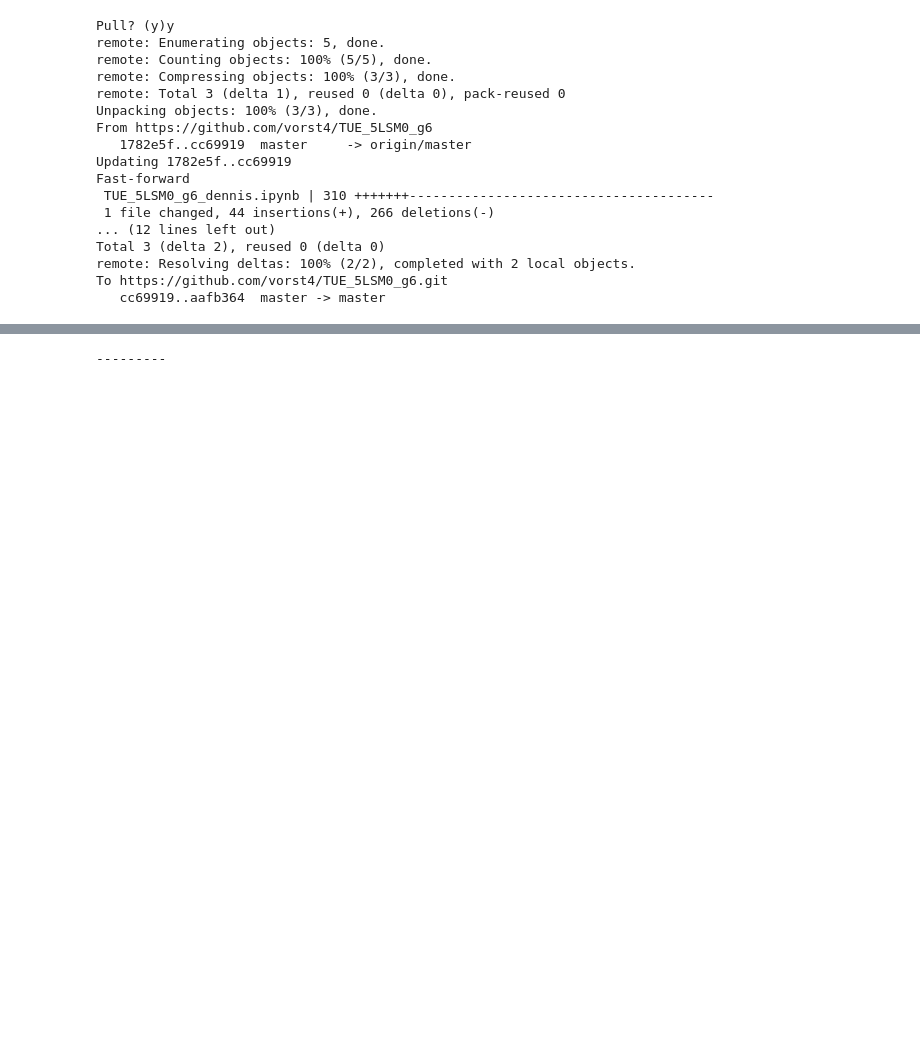
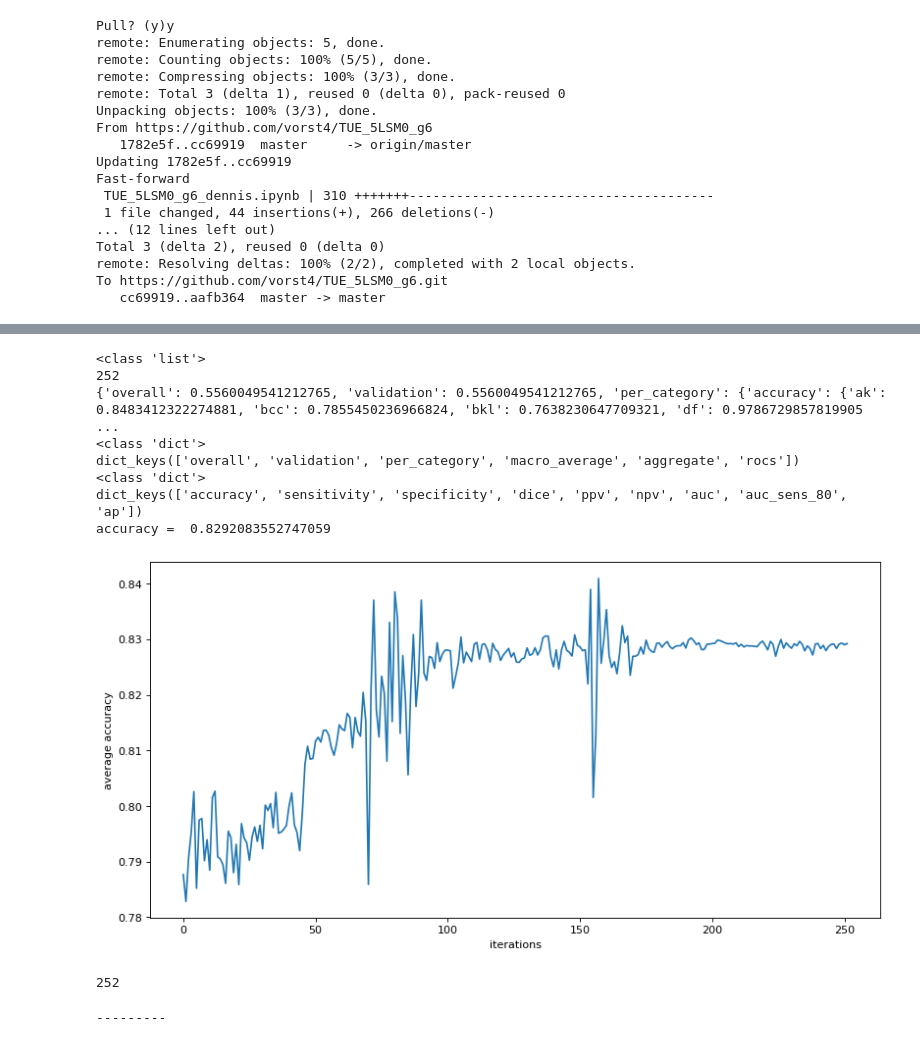
Before and after one commit to vorst4/TUE_5LSM0_g6, a Jupyter notebook: TUE_5LSM0_g6_dennis.ipynb, the cells around one changed output, grey strips where cells are left out. Cells and saved outputs as stored; diff of their text form; code cells hidden in the pictures; blank space fills up the shorter version.

```diff
--- a/TUE_5LSM0_g6_dennis.ipynb
+++ b/TUE_5LSM0_g6_dennis.ipynb
@@ -316,3 +418,48 @@ Generated heatmap of random image. heatmap nv is the correct one
+# %%
+
+isic = d['validation_score']['isic_score']
+
+print(type(isic))
+print(len(isic))
+print(isic[-1])
+print(type(isic[-1]))
+print(isic[-1].keys())
+
+tmp = isic[-1]
+
+print(type(tmp['per_category']))
+print(tmp['per_category'].keys())
+
+acc = tmp['macro_average']['accuracy']
+
+print('accuracy = ', acc)
+
+# acc_arr = np.zeros(len(isic))
+acc_arr = []
+for i in range(len(isic)):
+  acc_arr.append( (isic[i])['macro_average']['accuracy'] )
+
+fig=plt.figure(figsize=(12, 6), dpi= 80, facecolor='w', edgecolor='k')
+plt.plot(acc_arr)
+plt.ylabel('average accuracy')
+plt.xlabel('iterations')
+# plt.ylim([0, 2])
+plt.show()
+
+
+
+print(len(acc_arr))
+# %% [output]
+<class 'list'>
+252
+{'overall': 0.5560049541212765, 'validation': 0.5560049541212765, 'per_category': {'accuracy': {'ak': 0.8483412322274881, 'bcc': 0.7855450236966824, 'bkl': 0.7638230647709321, 'df': 0.9786729857819905 ...
+<class 'dict'>
+dict_keys(['overall', 'validation', 'per_category', 'macro_average', 'aggregate', 'rocs'])
+<class 'dict'>
+dict_keys(['accuracy', 'sensitivity', 'specificity', 'dice', 'ppv', 'npv', 'auc', 'auc_sens_80', 'ap'])
+accuracy =  0.8292083552747059
+[figure, added]
+252
 # %%
 
 
```
Also changed, not shown: parts of 5 cells of this notebook.
